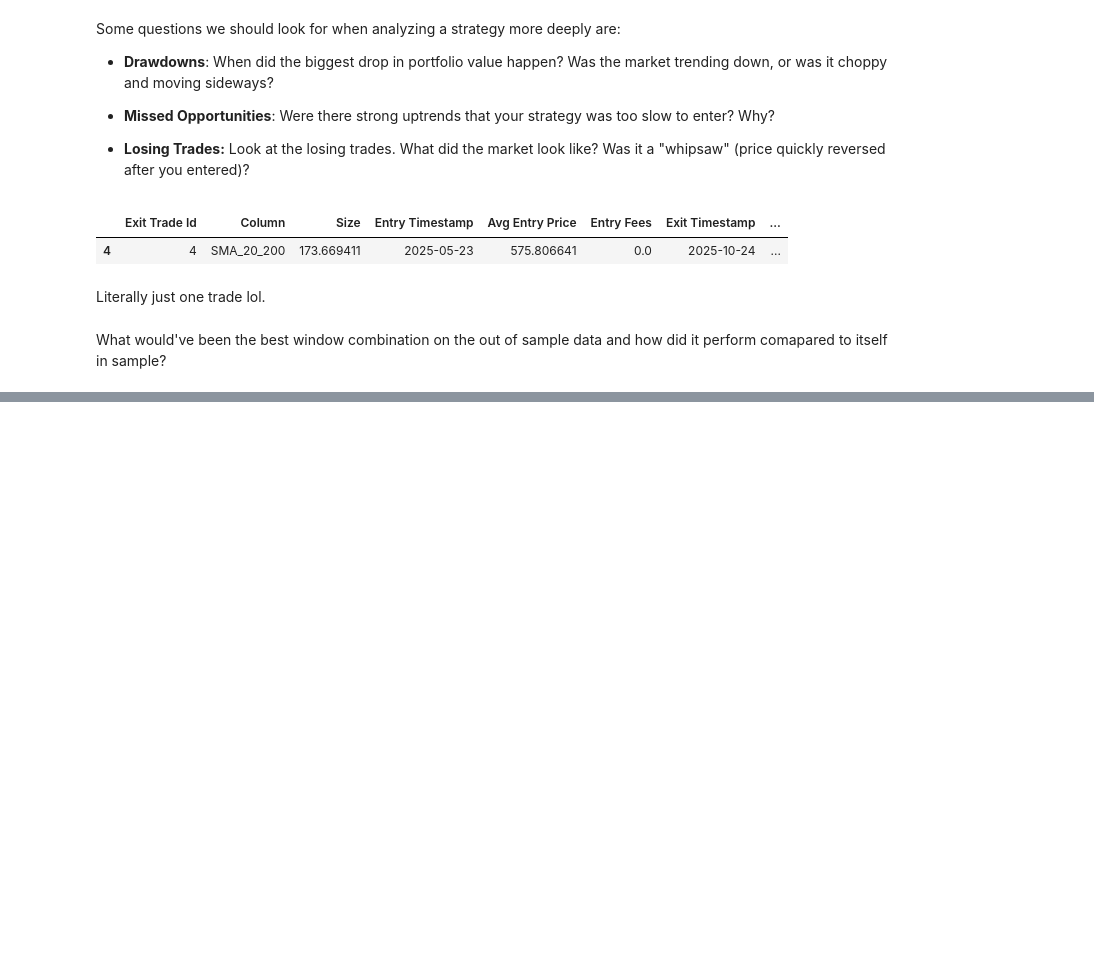
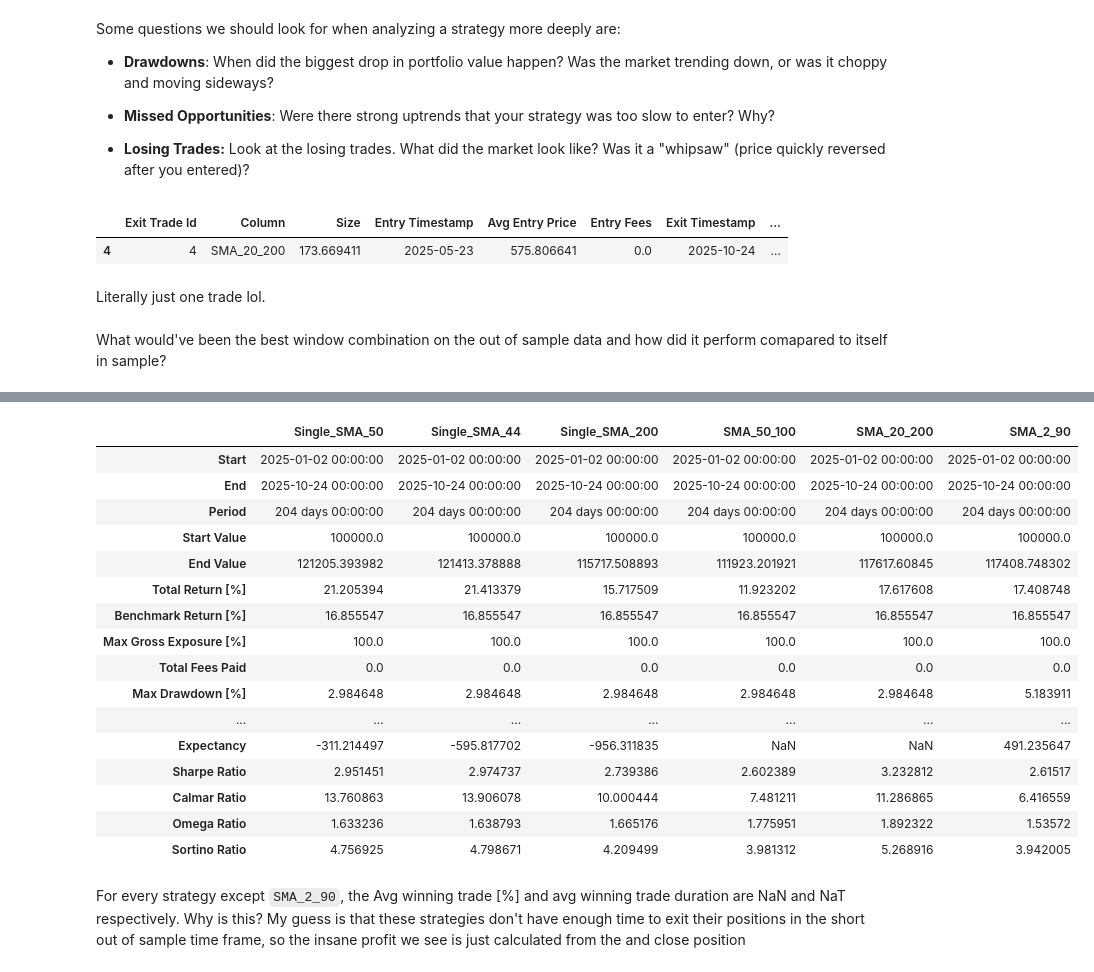
Before and after one commit to Tiger-Quant/demos2025, a Jupyter notebook: october22.ipynb, the cells around one changed output, grey strips where cells are left out. Drawn from its saved outputs; the diff is of its cells as text; code cells hidden in the pictures; blank space fills up the shorter version.

```diff
--- a/october22.ipynb
+++ b/october22.ipynb
@@ -367,0 +439,27 @@ What would've been the best window combination on the out of sample data and how
+# %%
+windows = np.arange(2, 201, 2)
+sma = vbt.MA.run(in_sample['Close'], window=windows, short_name='sma')
+price = in_sample['Close'].vbt.tile(len(windows))
+price.columns = sma.ma.columns
+entries = price > sma.ma
+exits = price < sma.ma
+
+portfolio = vbt.Portfolio.from_signals(
+    close=in_sample['Close'],
+    entries=entries,
+    exits=exits,
+    init_cash=100_000,
+    freq='D'
+)
+
+sharpe_ratios = portfolio.sharpe_ratio()
+best_param = sharpe_ratios.idxmax()
+best_window = best_param
+
+print(f"\nBest Parameter Found:")
+print(f"  Window: {best_window}")
+print(f"  Resulting Sharpe Ratio: {sharpe_ratios.max():.2f}")
+
+sharpe_ratios.vbt.heatmap(
+    title='In Sample Sharpe Ratios for Single SMA Strategy'
+).show()
@@ -367,0 +574,22 @@ What would've been the best window combination on the out of sample data and how
+# %%
+display(out_sample_portfolio.stats(agg_func=None).T)
+# %% [output]
+|  | Single_SMA_50 | Single_SMA_44 | Single_SMA_200 | SMA_50_100 | SMA_20_200 | SMA_2_90 |
+| Start | 2025-01-02 00:00:00 | 2025-01-02 00:00:00 | 2025-01-02 00:00:00 | 2025-01-02 00:00:00 | 2025-01-02 00:00:00 | 2025-01-02 00:00:00 |
+| End | 2025-10-24 00:00:00 | 2025-10-24 00:00:00 | 2025-10-24 00:00:00 | 2025-10-24 00:00:00 | 2025-10-24 00:00:00 | 2025-10-24 00:00:00 |
+| Period | 204 days 00:00:00 | 204 days 00:00:00 | 204 days 00:00:00 | 204 days 00:00:00 | 204 days 00:00:00 | 204 days 00:00:00 |
+| Start Value | 100000.0 | 100000.0 | 100000.0 | 100000.0 | 100000.0 | 100000.0 |
+| End Value | 121205.393982 | 121413.378888 | 115717.508893 | 111923.201921 | 117617.60845 | 117408.748302 |
+| Total Return [%] | 21.205394 | 21.413379 | 15.717509 | 11.923202 | 17.617608 | 17.408748 |
+| Benchmark Return [%] | 16.855547 | 16.855547 | 16.855547 | 16.855547 | 16.855547 | 16.855547 |
+| Max Gross Exposure [%] | 100.0 | 100.0 | 100.0 | 100.0 | 100.0 | 100.0 |
+| Total Fees Paid | 0.0 | 0.0 | 0.0 | 0.0 | 0.0 | 0.0 |
+| Max Drawdown [%] | 2.984648 | 2.984648 | 2.984648 | 2.984648 | 2.984648 | 5.183911 |
+| ... | ... | ... | ... | ... | ... | ... |
+| Expectancy | -311.214497 | -595.817702 | -956.311835 | NaN | NaN | 491.235647 |
+| Sharpe Ratio | 2.951451 | 2.974737 | 2.739386 | 2.602389 | 3.232812 | 2.61517 |
+| Calmar Ratio | 13.760863 | 13.906078 | 10.000444 | 7.481211 | 11.286865 | 6.416559 |
+| Omega Ratio | 1.633236 | 1.638793 | 1.665176 | 1.775951 | 1.892322 | 1.53572 |
+| Sortino Ratio | 4.756925 | 4.798671 | 4.209499 | 3.981312 | 5.268916 | 3.942005 |
+# %% [markdown]
+For every strategy except `SMA_2_90`, the Avg winning trade [%] and avg winning trade duration are NaN and NaT respectively. Why is this? My guess is that these strategies don't have enough time to exit their positions in the short out of sample time frame, so the insane profit we see is just calculated from the and close position
```
Also changed, not shown: parts of 8 cells of this notebook.
